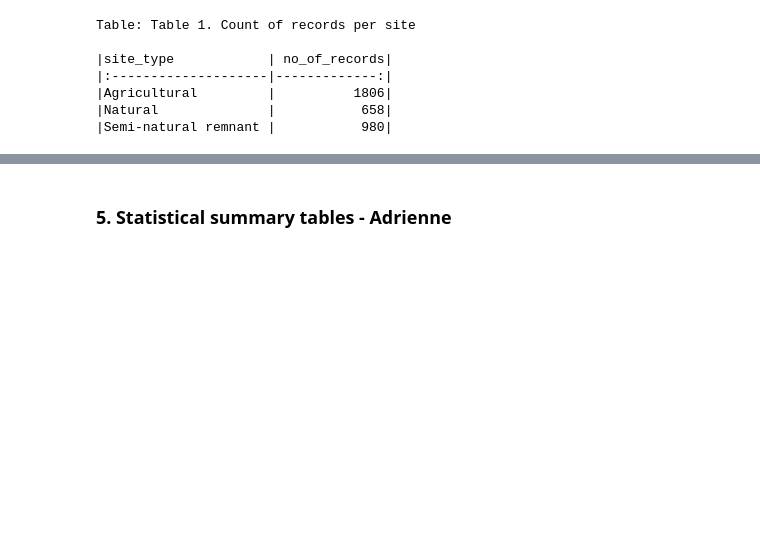
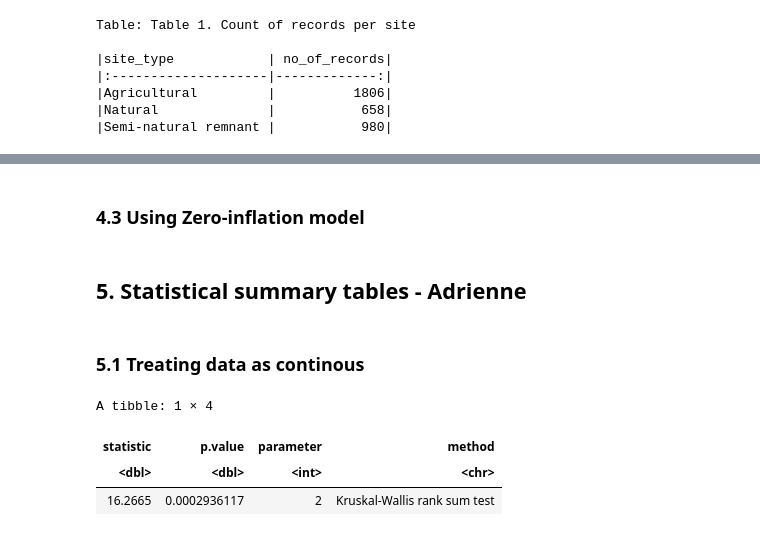
Before and after one commit to UBC-MDS/DSCI_522_Bee_Count_Comparison_Group_26, a Jupyter notebook: src/main_literal_code_analysis.ipynb, the cells around one changed output, grey strips where cells are left out. Saved outputs shown, nothing was run; the diff lists cells and outputs as text; code cells hidden in the pictures; blank space fills up the shorter version.

Commit message:
Add continous tests and zero-inflation tests

```diff
--- a/src/main_literal_code_analysis.ipynb
+++ b/src/main_literal_code_analysis.ipynb
@@ -101,0 +115,2 @@ Warning message:
+# %%
+all_pairs <- kruskal.test(no_of_bees ~ site_type, data = bee_df)
@@ -110,3 +150,5 @@ pois_lr_agri <- glm(no_of_bees ~ relevel(site_type, ref = "Agricultural"),
 pois_lr_natural <- glm(no_of_bees ~ relevel(site_type, ref = "Natural"),
                family = poisson,
                data = bee_df)
+# %% [markdown]
+### 4.3 Using Zero-inflation model
@@ -113,2 +163,11 @@ pois_lr_natural <- glm(no_of_bees ~ relevel(site_type, ref = "Natural"),
 # %% [markdown]
-### 5. Statistical summary tables - Adrienne
+## 5. Statistical summary tables - Adrienne
+# %% [markdown]
+### 5.1 Treating data as continous
+# %%
+tidy(all_pairs)
+# %% [output]
+A tibble: 1 × 4
+| statistic | p.value | parameter | method |
+| <dbl> | <dbl> | <int> | <chr> |
+| 16.2665 | 0.0002936117 | 2 | Kruskal-Wallis rank sum test |
```
Also changed, not shown: parts of 18 cells of this notebook.
